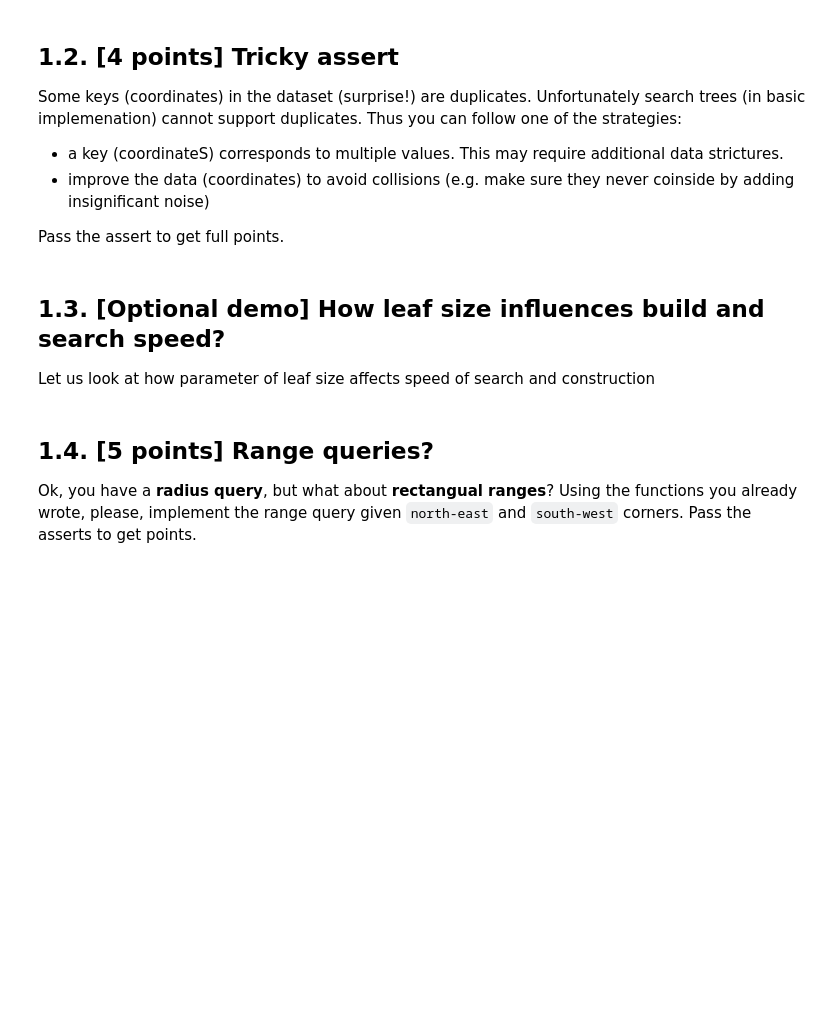
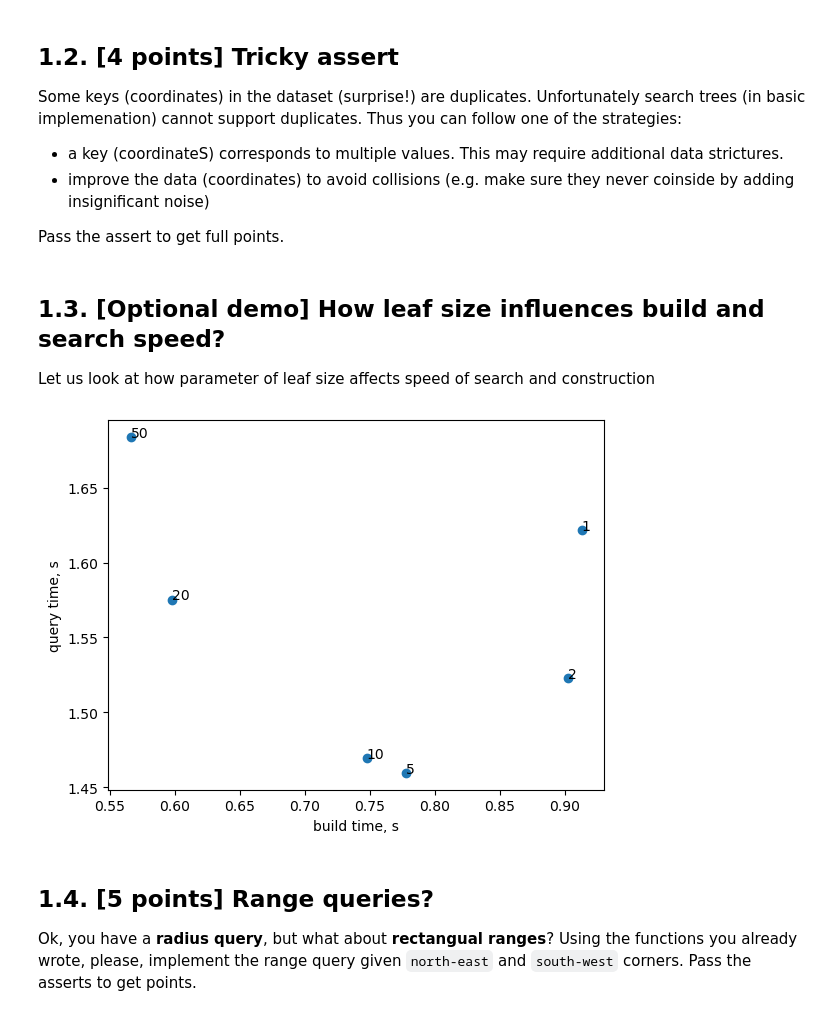
Before and after one commit to wiirtex/ir_ass_3, a Jupyter notebook: main.ipynb, the cells around one changed output. Cells and saved outputs as stored; diff of their text form; code cells hidden in the pictures; blank space fills up the shorter version.

```diff
--- a/main.ipynb
+++ b/main.ipynb
@@ -42,7 +46,7 @@ with open("poi_sample01.pickle", "rb") as f:
 step = len(dataset) // 20000
 
 # pure coordinated in compressed representation, 2B per number -> 8MB per array
-GEO = np.array([v[0] for v in dataset], dtype=np.float16)
+GEO = np.array([v[0] for v in dataset], dtype=np.float16) + np.random.normal(0, 0.01, np.array([v[0] for v in dataset], dtype=np.float16).shape)
 N = len(dataset)
 # free the memory
 dataset = None
@@ -102,8 +108,10 @@ def dataset_get(indices, folder='shard', capacity=20000) -> list:
 # should return iterator, which goes through all elements, consequently opening files
 # use ``yield`` operator to simplify your code
 def iterate_dataset(items, folder="shard", capacity=20000):
-    # TODO write your code instead
-    yield ([0.0, 0.0], "stub")
+    for i in range(0, items//capacity + 1):
+        got = dataset_get(list(range(i * capacity, min((i + 1) * capacity, items))))
+        for g in got:
+            yield g
 # %%
 split_shards("poi_sample01.pickle")
 # %% [markdown]
@@ -153,21 +161,20 @@ Implement the following functions. To get the full grade:
 - `kNN` accepts a 2D-point, `k` neighbours parameter, and returns **approximate** `k` neighbours (they can be different from the real neighbours).
 - `inRadius` accepts a 2D-point, L<sub>2</sub> `radius`, and returns points inside the radius. Clarification: for simplicity **radius is given in units of coordinates (degrees)**, not kilometers or meters.
 # %%
-from sklearn.neighbors import BallTree
+from sklearn.neighbors import KDTree
 
-def build_geospacial_index(points, leaf_size=5) -> BallTree: # or KDTree here
-    #TODO write your code here
-    tree = None
+def build_geospacial_index(points, leaf_size=5) -> KDTree:
+    tree = KDTree(points, leaf_size=leaf_size)
     return tree
 
 
-def kNN(query_point: list, k: int, index: BallTree) -> list:
-    # TODO your code here
+def kNN(query_point: list, k: int, index: KDTree) -> list:
+    return index.query(query_point.reshape(1, -1), k=k, return_distance=False, sort_results=True)[0]
     pass
 
 
-def inRadius(query_point: list, r: float, index: BallTree) -> list:
-    # TODO your code here
+def inRadius(query_point: list, r: float, index: KDTree) -> list:
+    return index.query_radius(query_point.reshape(1, -1), r=r)[0]
     pass
 # %%
 spaidx = build_geospacial_index(GEO)
@@ -205,31 +215,33 @@ Let us look at how parameter of leaf size affects speed of search and constructi
 # %%
 import random
 import time
 import matplotlib.pyplot as plt
 import tqdm
 
 queries = random.sample(range(N), 1000)
-leaf_sizes = [1, 10, 20, 50]
+leaf_sizes = [1, 2, 5, 10, 20, 50]
 
 build_times = []
 query_times = []
 for ls in tqdm.tqdm(leaf_sizes):
     start = time.time()
     idx = build_geospacial_index(GEO, ls)
     build_times.append(time.time() - start)
 
     start = time.time()
     for q in queries:
         d, r = spaidx.query([GEO[q]], 10000, sort_results=False, breadth_first=True)
     query_times.append(time.time() - start)
     idx = None
     gc.collect()
 
 plt.xlabel("build time, s")
 plt.ylabel("query time, s")
 plt.scatter(build_times, query_times)
 for i, ls in enumerate(leaf_sizes):
     plt.annotate(str(ls), (build_times[i], query_times[i]))
+# %% [output]
+[figure, added]
 # %% [markdown]
 ## 1.4. [5 points] Range queries?
 
```
Also changed, not shown: parts of 25 cells of this notebook, 1 other file.
